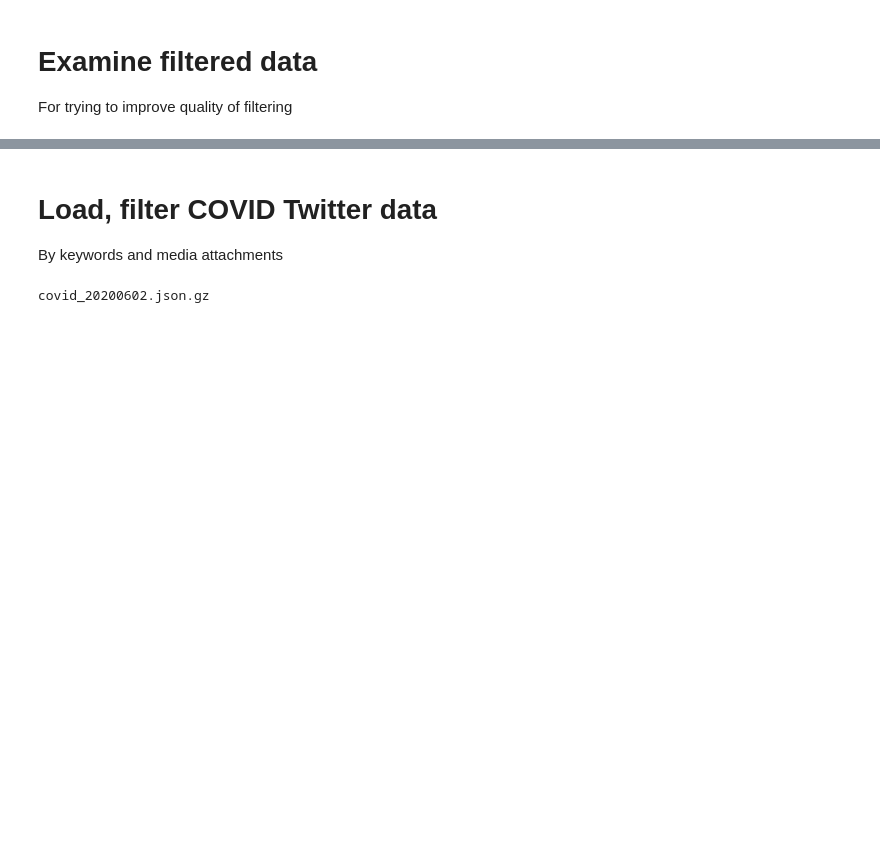
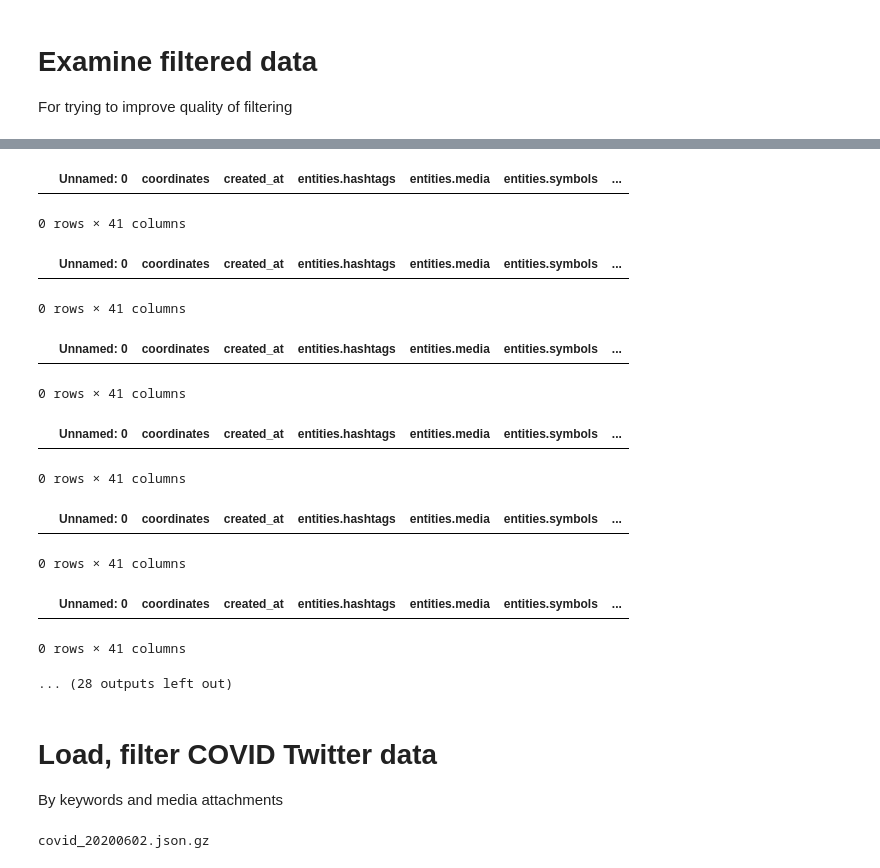
Before and after one commit to michaelmilleryoder/adl_covid, a Jupyter notebook: jupyter/twitter_data.ipynb, the cells around one changed output, grey strips where cells are left out. Saved outputs shown, nothing was run; the diff lists cells and outputs as text; code cells hidden in the pictures; blank space fills up the shorter version.

```diff
--- a/jupyter/twitter_data.ipynb
+++ b/jupyter/twitter_data.ipynb
@@ -23,3 +44,36 @@ ValueError: If using all scalar values, you must pass an index
+# %%
+# Look at examples from top-ranked words to see which are mostly noise
+from IPython.display import display
+
+# Load filtered data (CSVs)
+filtered_dirpath = '/storage2/mamille3/adl_covid/output/processed_tweets_csv'
+selected_terms = [term for term, count in search_matches.most_common(20)]
+matches = []
+for fname in tqdm(os.listdir(filtered_dirpath)):
+    fpath = os.path.join(filtered_dirpath, fname)
+    data = pd.read_csv(fpath)
+    selected = data.query('search_match == @selected_terms')
+    if len(selected) > 0:
+        matches.append(selected.sample(min(20, len(selected))))
+all_matches = pd.concat(matches)
+
+for term in search_matches.most_common(20):
+    examples = all_matches.query('search_match == @term')
+    display(examples.sample(min(20, len(examples))))
+# %% [output]
+|  | Unnamed: 0 | coordinates | created_at | entities.hashtags | entities.media | entities.symbols | ... |
+0 rows × 41 columns
+|  | Unnamed: 0 | coordinates | created_at | entities.hashtags | entities.media | entities.symbols | ... |
+0 rows × 41 columns
+|  | Unnamed: 0 | coordinates | created_at | entities.hashtags | entities.media | entities.symbols | ... |
+0 rows × 41 columns
+|  | Unnamed: 0 | coordinates | created_at | entities.hashtags | entities.media | entities.symbols | ... |
+0 rows × 41 columns
+|  | Unnamed: 0 | coordinates | created_at | entities.hashtags | entities.media | entities.symbols | ... |
+0 rows × 41 columns
+|  | Unnamed: 0 | coordinates | created_at | entities.hashtags | entities.media | entities.symbols | ... |
+0 rows × 41 columns
+... (28 outputs left out)
 # %% [markdown]
 # Load, filter COVID Twitter data
 By keywords and media attachments
```
Also changed, not shown: parts of 3 cells of this notebook.
